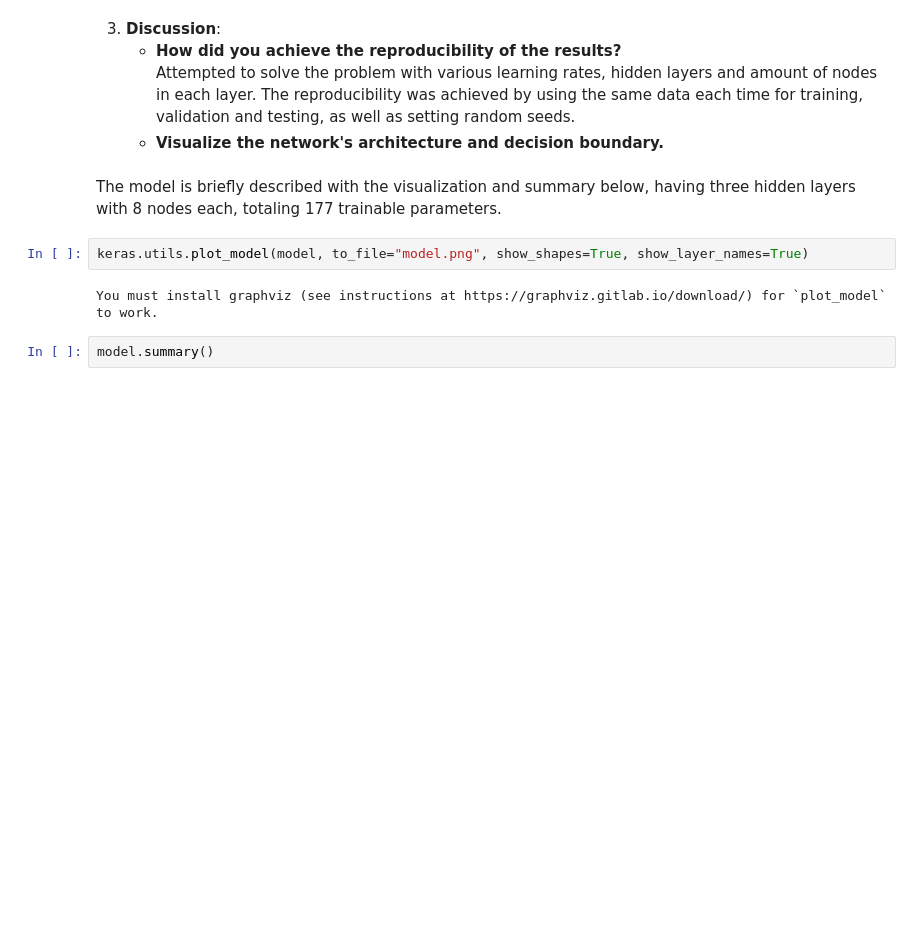
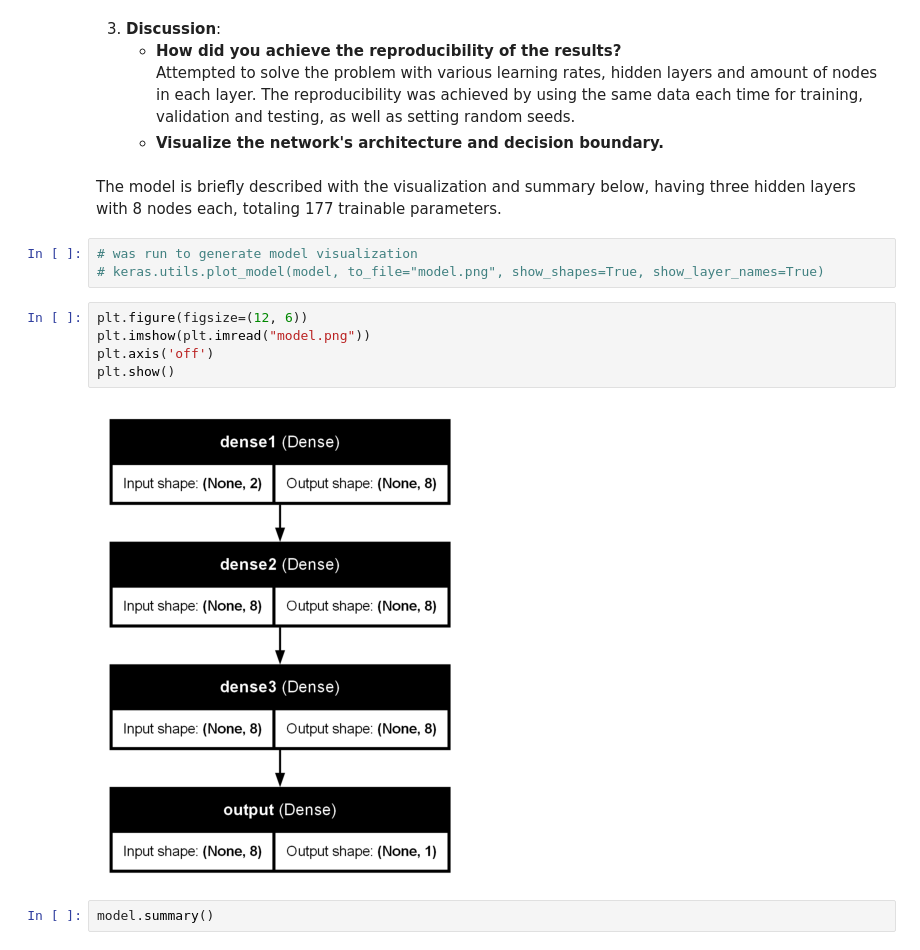
Before and after one commit to aOlsvik/tdt4172-intro-ml, a Jupyter notebook: Assignment2/Chapter_2.ipynb, the cells around one changed output. Cells and saved outputs as stored; diff of their text form; blank space fills up the shorter version.

```diff
--- a/Assignment2/Chapter_2.ipynb
+++ b/Assignment2/Chapter_2.ipynb
@@ -218,9 +218,15 @@ plt.show()
 # %% [markdown]
 The model is briefly described with the visualization and summary below, having three hidden layers with 8 nodes each, totaling 177 trainable parameters.
 # %%
-keras.utils.plot_model(model, to_file="model.png", show_shapes=True, show_layer_names=True)
+# was run to generate model visualization
+# keras.utils.plot_model(model, to_file="model.png", show_shapes=True, show_layer_names=True)
-# %% [output]
-You must install graphviz (see instructions at https://graphviz.gitlab.io/download/) for `plot_model` to work.
+# %%
+plt.figure(figsize=(12, 6))
+plt.imshow(plt.imread("model.png"))
+plt.axis('off')
+plt.show()
+# %% [output]
+[figure, added]
 # %%
 model.summary()
 # %% [output]
```
Also changed, not shown: parts of 7 cells of this notebook.
